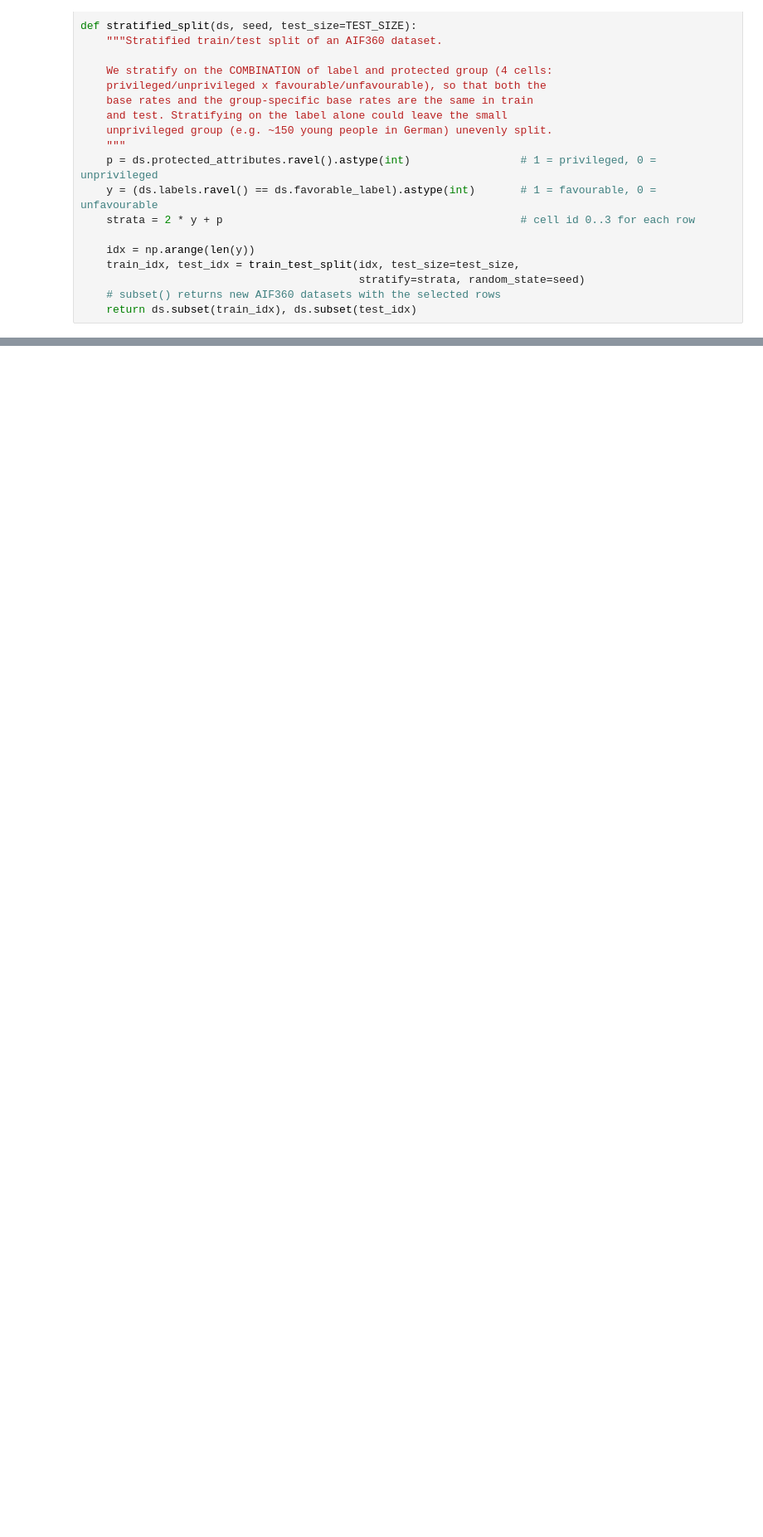
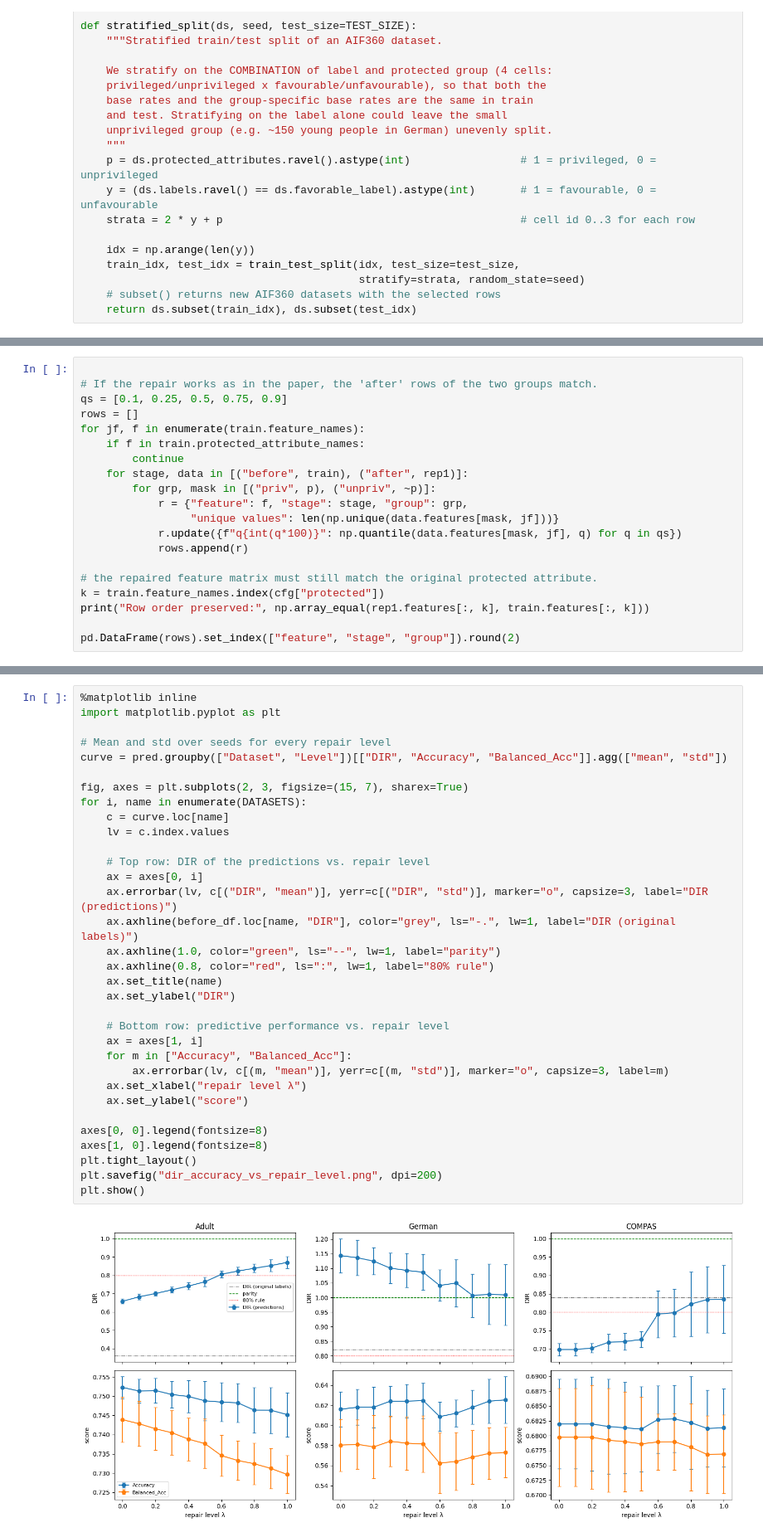
Before and after one commit to rayanasajith/fairness-disparate-impact-remover, a Jupyter notebook: Untitled10.ipynb, the cells around one changed output, grey strips where cells are left out. Shown at 83% size. Cells and saved outputs as stored; diff of their text form; blank space fills up the shorter version.

```diff
--- a/Untitled10.ipynb
+++ b/Untitled10.ipynb
@@ -241,0 +392,20 @@ def stratified_split(ds, seed, test_size=TEST_SIZE):
+# %%
+
+# If the repair works as in the paper, the 'after' rows of the two groups match.
+qs = [0.1, 0.25, 0.5, 0.75, 0.9]
+rows = []
+for jf, f in enumerate(train.feature_names):
+    if f in train.protected_attribute_names:
+        continue
+    for stage, data in [("before", train), ("after", rep1)]:
+        for grp, mask in [("priv", p), ("unpriv", ~p)]:
+            r = {"feature": f, "stage": stage, "group": grp,
+                 "unique values": len(np.unique(data.features[mask, jf]))}
+            r.update({f"q{int(q*100)}": np.quantile(data.features[mask, jf], q) for q in qs})
+            rows.append(r)
+
+# the repaired feature matrix must still match the original protected attribute.
+k = train.feature_names.index(cfg["protected"])
+print("Row order preserved:", np.array_equal(rep1.features[:, k], train.features[:, k]))
+
+pd.DataFrame(rows).set_index(["feature", "stage", "group"]).round(2)
@@ -241,0 +495,35 @@ def stratified_split(ds, seed, test_size=TEST_SIZE):
+# %%
+%matplotlib inline
+import matplotlib.pyplot as plt
+
+# Mean and std over seeds for every repair level
+curve = pred.groupby(["Dataset", "Level"])[["DIR", "Accuracy", "Balanced_Acc"]].agg(["mean", "std"])
+
+fig, axes = plt.subplots(2, 3, figsize=(15, 7), sharex=True)
+for i, name in enumerate(DATASETS):
+    c = curve.loc[name]
+    lv = c.index.values
+
+    # Top row: DIR of the predictions vs. repair level
+    ax = axes[0, i]
+    ax.errorbar(lv, c[("DIR", "mean")], yerr=c[("DIR", "std")], marker="o", capsize=3, label="DIR (predictions)")
+    ax.axhline(before_df.loc[name, "DIR"], color="grey", ls="-.", lw=1, label="DIR (original labels)")
+    ax.axhline(1.0, color="green", ls="--", lw=1, label="parity")
+    ax.axhline(0.8, color="red", ls=":", lw=1, label="80% rule")
+    ax.set_title(name)
+    ax.set_ylabel("DIR")
+
+    # Bottom row: predictive performance vs. repair level
+    ax = axes[1, i]
+    for m in ["Accuracy", "Balanced_Acc"]:
+        ax.errorbar(lv, c[(m, "mean")], yerr=c[(m, "std")], marker="o", capsize=3, label=m)
+    ax.set_xlabel("repair level λ")
+    ax.set_ylabel("score")
+
+axes[0, 0].legend(fontsize=8)
+axes[1, 0].legend(fontsize=8)
+plt.tight_layout()
+plt.savefig("dir_accuracy_vs_repair_level.png", dpi=200)
+plt.show()
+# %% [output]
+[figure, added]
```
Also changed, not shown: parts of 8 cells of this notebook.
